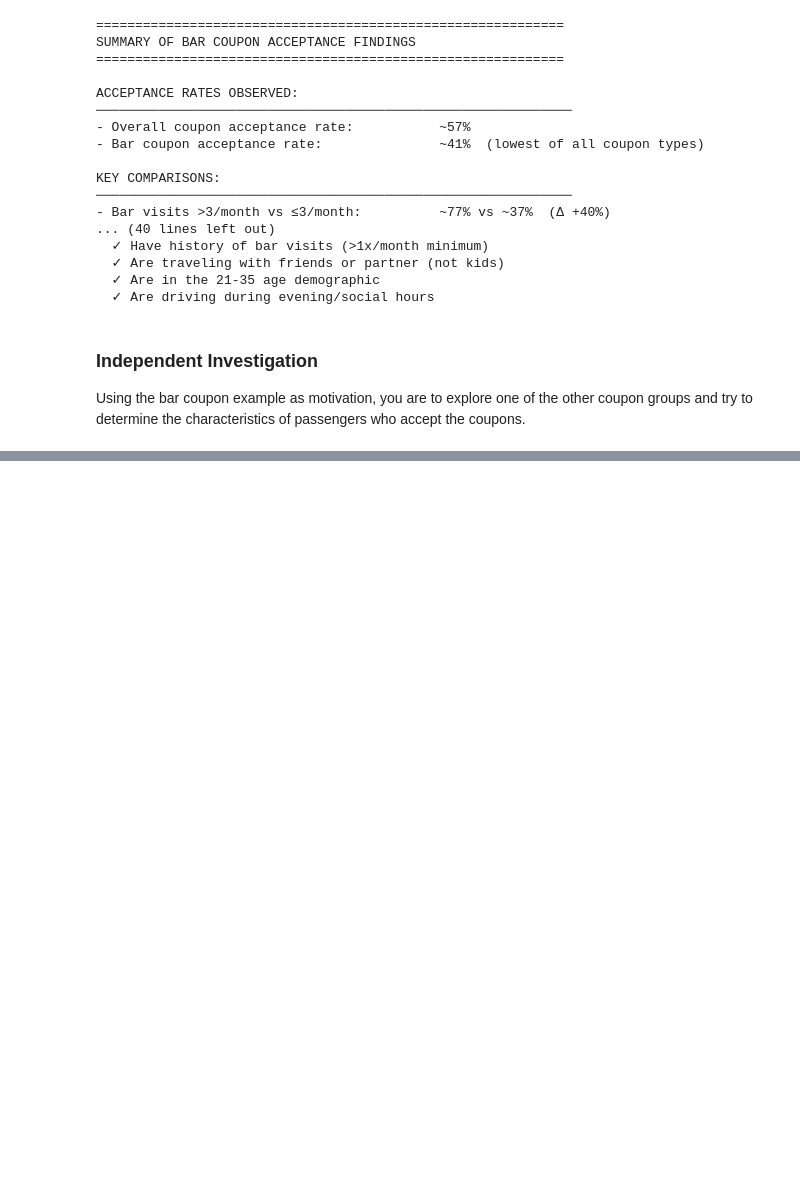
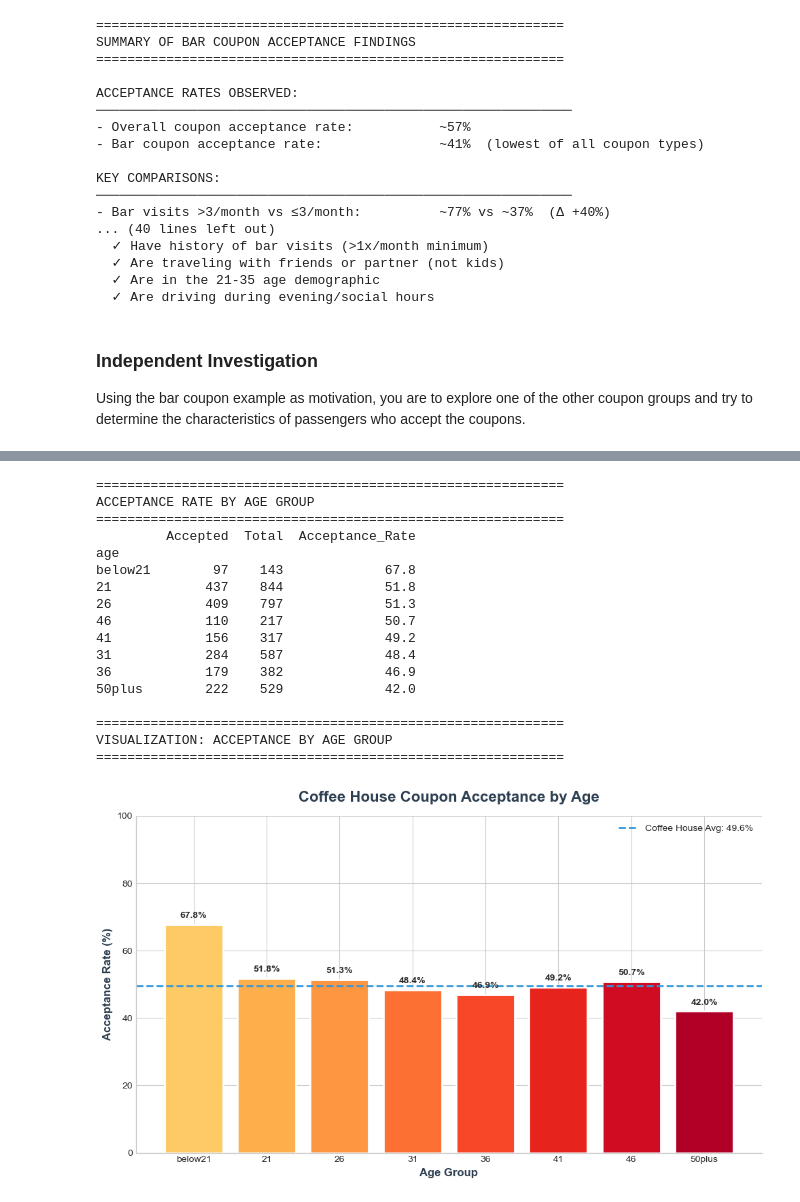
Before and after one commit to roboyak/coupon-acceptance-analysis, a Jupyter notebook: coupon_analysis.ipynb, the cells around one changed output, grey strips where cells are left out. Cells and saved outputs as stored; diff of their text form; code cells hidden in the pictures; blank space fills up the shorter version.

```diff
--- a/coupon_analysis.ipynb
+++ b/coupon_analysis.ipynb
@@ -948,0 +1134,67 @@ Using the bar coupon example as motivation, you are to explore one of the other
+# %%
+# Does age matter for coffee coupons?
+print("=" * 60)
+print("ACCEPTANCE RATE BY AGE GROUP")
+print("=" * 60)
+
+age_acceptance = coffee_coupons.groupby('age')['Y'].agg(['sum', 'count', 'mean'])
+age_acceptance.columns = ['Accepted', 'Total', 'Acceptance_Rate']
+age_acceptance['Acceptance_Rate'] = (age_acceptance['Acceptance_Rate'] * 100).round(1)
+age_acceptance = age_acceptance.sort_values('Acceptance_Rate', ascending=False)
+print(age_acceptance)
+
+# Visualize it - PRO STYLE
+print("\n" + "=" * 60)
+print("VISUALIZATION: ACCEPTANCE BY AGE GROUP")
+print("=" * 60)
+
+fig, ax = plt.subplots(figsize=(10, 6))
+
+# Sort by logical age order
+age_order = ['below21', '21', '26', '31', '36', '41', '46', '50plus']
+age_data = age_acceptance.reindex(age_order)
+
+colors = plt.cm.YlOrRd(np.linspace(0.3, 0.9, len(age_order)))
+bars = ax.bar(age_data.index, age_data['Acceptance_Rate'],
+              color=colors, edgecolor='white', linewidth=2)
+
+ax.set_title('Coffee House Coupon Acceptance by Age',
+             fontsize=16, fontweight='bold', color='#2C3E50', pad=15)
+ax.set_xlabel('Age Group', fontsize=12, fontweight='bold', color='#2C3E50')
+ax.set_ylabel('Acceptance Rate (%)', fontsize=12, fontweight='bold', color='#2C3E50')
+ax.set_ylim(0, 100)
+
+# Add percentage labels
+for bar, rate in zip(bars, age_data['Acceptance_Rate']):
+    ax.text(bar.get_x() + bar.get_width()/2, bar.get_height() + 2,
+            f'{rate}%', ha='center', fontweight='bold', fontsize=10)
+
+# Add reference line
+ax.axhline(y=coffee_rate, color='#3498DB', linestyle='--', linewidth=2,
+           label=f'Coffee House Avg: {coffee_rate:.1f}%')
+ax.legend(fontsize=10)
+
+ax.spines['top'].set_visible(False)
+ax.spines['right'].set_visible(False)
+
+plt.tight_layout()
+plt.show()
+# %% [output]
+============================================================
+ACCEPTANCE RATE BY AGE GROUP
+============================================================
+         Accepted  Total  Acceptance_Rate
+age
+below21        97    143             67.8
+21            437    844             51.8
+26            409    797             51.3
+46            110    217             50.7
+41            156    317             49.2
+31            284    587             48.4
+36            179    382             46.9
+50plus        222    529             42.0
+
+============================================================
+VISUALIZATION: ACCEPTANCE BY AGE GROUP
+============================================================
+[figure, added]
```
Also changed, not shown: parts of 8 cells of this notebook.
